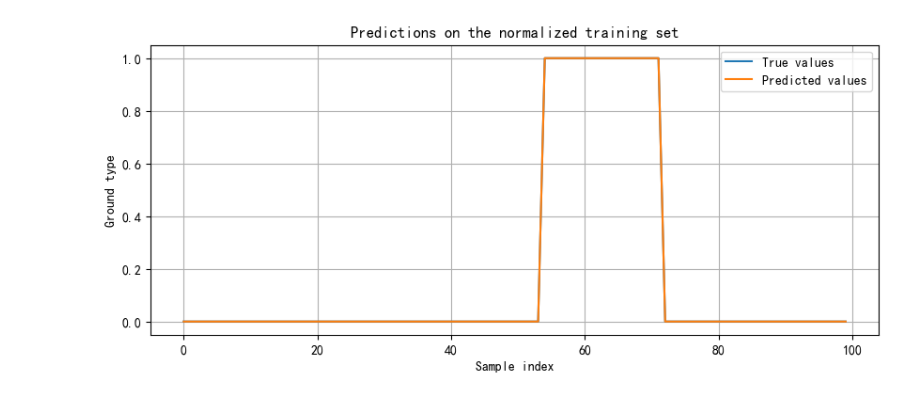
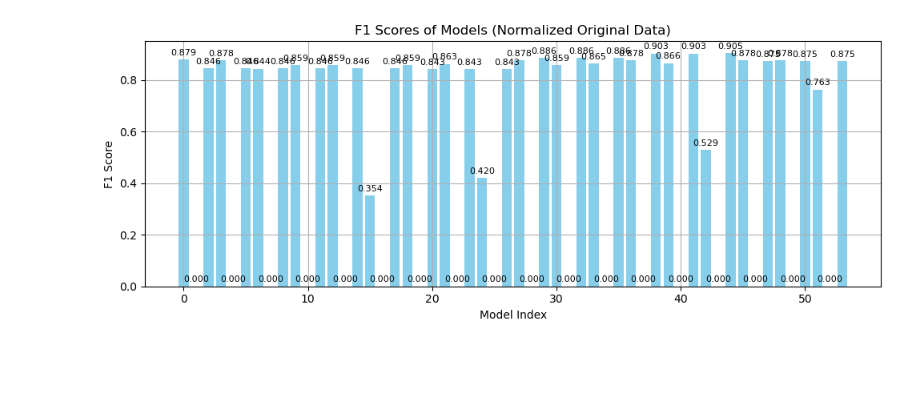
Before and after one commit to 1013003894/home, a Jupyter notebook: 24.ipynb, the cells around one changed output. Saved outputs shown, nothing was run; the diff lists cells and outputs as text; code cells hidden in the pictures; blank space fills up the shorter version.

```diff
--- a/24.ipynb
+++ b/24.ipynb
@@ -99,12 +142,17 @@ def calculate_v3_features(df):
     })
     return v3_features
 
-X_v3 = calculate_v3_features(df)
-X_test_v3 = calculate_v3_features(df_test)
+X = calculate_v3_features(df)
+X_test = calculate_v3_features(df_test)
 Y = df['Type']
 Y_test = df_test['Type']
-train_data = X_v3.copy()
+train_data = X.copy()
 train_data['Type'] = Y.values
 train_data_sorted = train_data.sort_values(by='Type').reset_index(drop=True)
 X_sorted = train_data_sorted.drop(columns='Type')
 Y_sorted = train_data_sorted['Type']
+
+# 可选：显示前几行检查
+print("X 特征维度：", X.shape)
+print("y 标签分布：\n", Y.value_counts())
+X.head()
@@ -197,11 +376,67 @@ weighted avg       0.70      0.43      0.47       176
 print("# Training on normalized data")
 scaler = MinMaxScaler()
 X_norm = scaler.fit_transform(X)
-model_norm = train_mlp(X_norm, Y, hidden_layers=(128, 64, 32), activation='tanh', solver='adam', max_iter=300)
-pred_norm = model_norm.predict(X_norm)
-plot_results(Y.values, pred_norm, "Predictions on the normalized training set")
-print("Cross-validation F1 score: {:.4f}".format(cross_val_score(model_raw, X, Y, cv=3, scoring='f1_macro').mean()))
-print("Cross-validation accuracy score: {:.4f}".format(cross_val_score(model_raw, X, Y, cv=3, scoring='accuracy').mean()))
-print(classification_report(Y, pred_raw))
+
+from sklearn.neural_network import MLPClassifier
+from sklearn.model_selection import GridSearchCV, StratifiedKFold, cross_val_score
+import pandas as pd
+import matplotlib.pyplot as plt
+
+# Parameter grid
+param_grid = {
+    'hidden_layer_sizes': [(128, 64), (64, 32), (32, 16)],
+    'activation': ['relu', 'tanh', ],
+    'solver': ['adam', 'sgd','lbfgs'],
+    'max_iter': [300, 200, 100],
+    'random_state': [42]
+}
+
+# Model and cross-validation setup
+clf_orig = MLPClassifier()
+cv = StratifiedKFold(n_splits=4, shuffle=True, random_state=42)
+
+# Grid search with F1 scoring
+grid_orig = GridSearchCV(
+    clf_orig,
+    param_grid,
+    cv=cv,
+    scoring='f1',
+    n_jobs=-1,
+    verbose=1
+)
+grid_orig.fit(X_norm, Y)
+
+# Output results
+print("Training on normalized original data completed.")
+print("Best F1 Score (Normalized Unsorted Data):", round(grid_orig.best_score_, 4))
+print("Best Model Parameters:")
+for k, v in grid_orig.best_params_.items():
+    print(f"   {k}: {v}")
+
+# Calculate average accuracy using cross-validation
+best_model_orig = grid_orig.best_estimator_
+acc_scores = cross_val_score(best_model_orig, X_norm,Y, cv=cv, scoring='accuracy')
+print("Average Accuracy (Cross-Validation):", round(acc_scores.mean(), 4))
+
+# Visualize F1 scores of different models
+results_orig = pd.DataFrame(grid_orig.cv_results_)
+
+plt.figure(figsize=(10, 4))
+bars = plt.bar(range(len(results_orig['mean_test_score'])), results_orig['mean_test_score'], color='skyblue')
+
+plt.title("F1 Scores of Models (Normalized Original Data)")
+plt.ylabel("F1 Score")
+plt.xlabel("Model Index")
+plt.grid(True)
+
+# Add text labels on top of each bar
+for i, bar in enumerate(bars):
+    plt.text(bar.get_x() + bar.get_width() / 2,
+             bar.get_height() + 0.01,
+             f'{bar.get_height():.3f}',
+             ha='center', va='bottom', fontsize=8)
+
+plt.tight_layout()
+plt.show()
 # %% [output]
 # Training on normalized data
@@ -213 +453 @@ Cross-validation recall: 0.9270 (Standard deviation: 0.0559)
-[figure, old version]
+[figure, new version]
```
Also changed, not shown: parts of 18 cells of this notebook.
